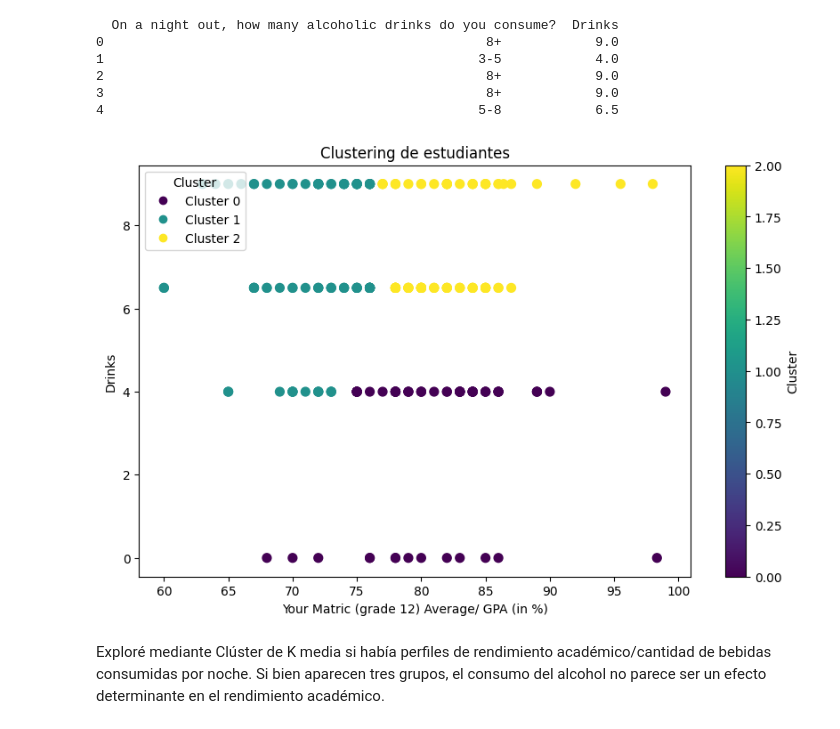
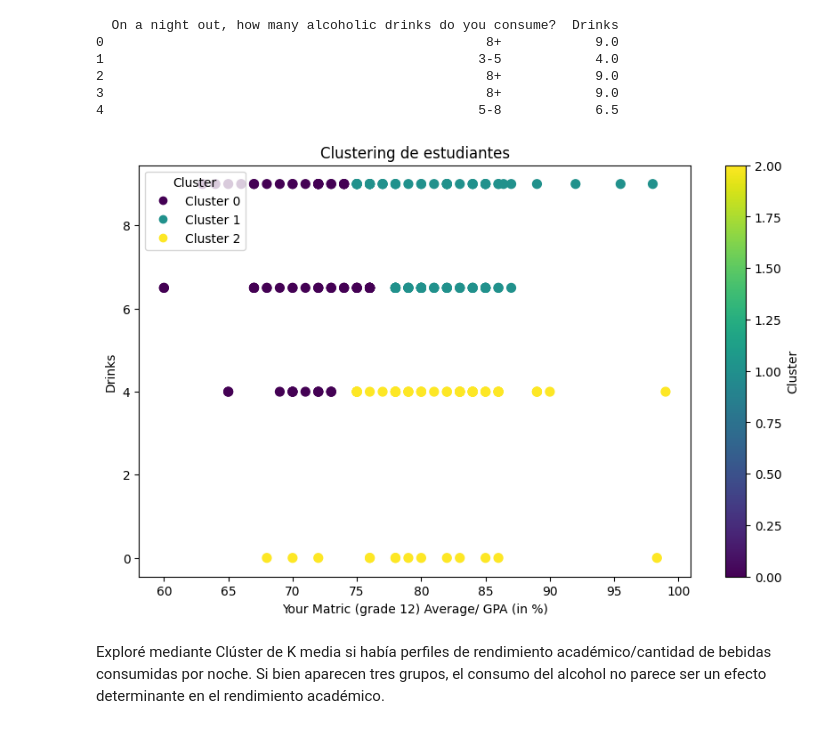
Before and after one commit to luispmorera/TP_Morera_Luis_Data_Science, a Jupyter notebook: Entrega_1_y_2_Data_Science.ipynb, the cells around one changed output. Drawn from its saved outputs; the diff is of its cells as text; code cells hidden in the pictures.

```diff
--- a/Entrega_1_y_2_Data_Science.ipynb
+++ b/Entrega_1_y_2_Data_Science.ipynb
@@ -464,29 +464,34 @@ print(df[['On a night out, how many alcoholic drinks do you consume?', 'Drinks']
 # %%
 df.dropna(inplace=True)
 
 X = df[['Your Matric (grade 12) Average/ GPA (in %)', 'Drinks']]
 
+X_train, X_test = train_test_split(X, test_size=0.2, random_state=42)
+
 scaler = StandardScaler()
-X_scaled = scaler.fit_transform(X)
+X_train_scaled = scaler.fit_transform(X_train)
+X_test_scaled = scaler.transform(X_test)
 
 kmeans = KMeans(n_clusters=3, n_init=10, random_state=42)
+kmeans.fit(X_train_scaled)
 
-kmeans.fit(X_scaled)
+train_clusters = kmeans.predict(X_train_scaled)
+test_clusters = kmeans.predict(X_test_scaled)
 
-df['Cluster'] = kmeans.labels_
-
+df.loc[X_train.index, 'Cluster'] = train_clusters
+df.loc[X_test.index, 'Cluster'] = test_clusters
 
 plt.figure(figsize=(10, 6))
 scatter = plt.scatter(df['Your Matric (grade 12) Average/ GPA (in %)'], df['Drinks'], c=df['Cluster'], cmap='viridis', s=50)
 plt.xlabel('Your Matric (grade 12) Average/ GPA (in %)')
 plt.ylabel('Drinks')
 plt.title('Clustering de estudiantes')
 plt.colorbar(label='Cluster')
 plt.legend(handles=scatter.legend_elements()[0], labels=[f'Cluster {i}' for i in range(len(scatter.legend_elements()[0]))], title='Cluster', loc='upper left')
 
 plt.show()
 # %% [output]
-[figure, old version]
+[figure, new version]
 # %% [markdown]
 Exploré mediante Clúster de K media si había perfiles de rendimiento académico/cantidad de bebidas consumidas por noche. Si bien aparecen tres grupos, el consumo del alcohol no parece ser un efecto determinante en el rendimiento académico.
 # %%
```
Also changed, not shown: parts of 2 cells of this notebook.
